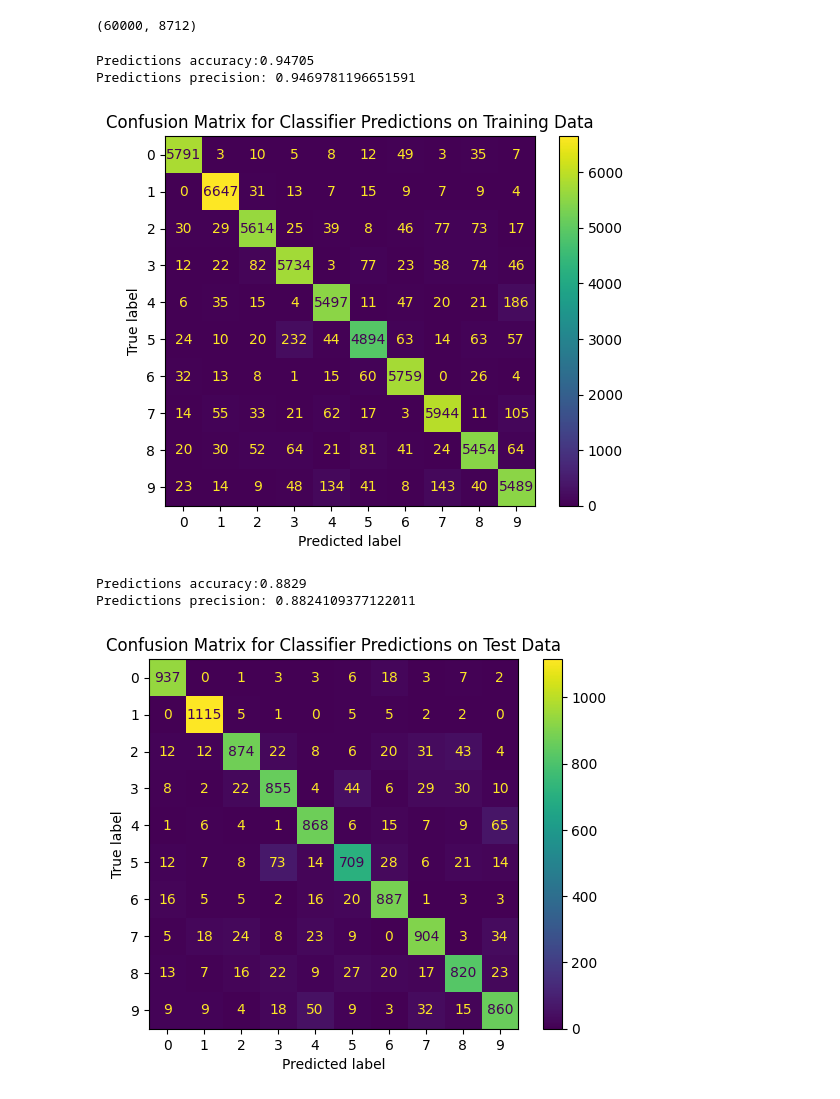
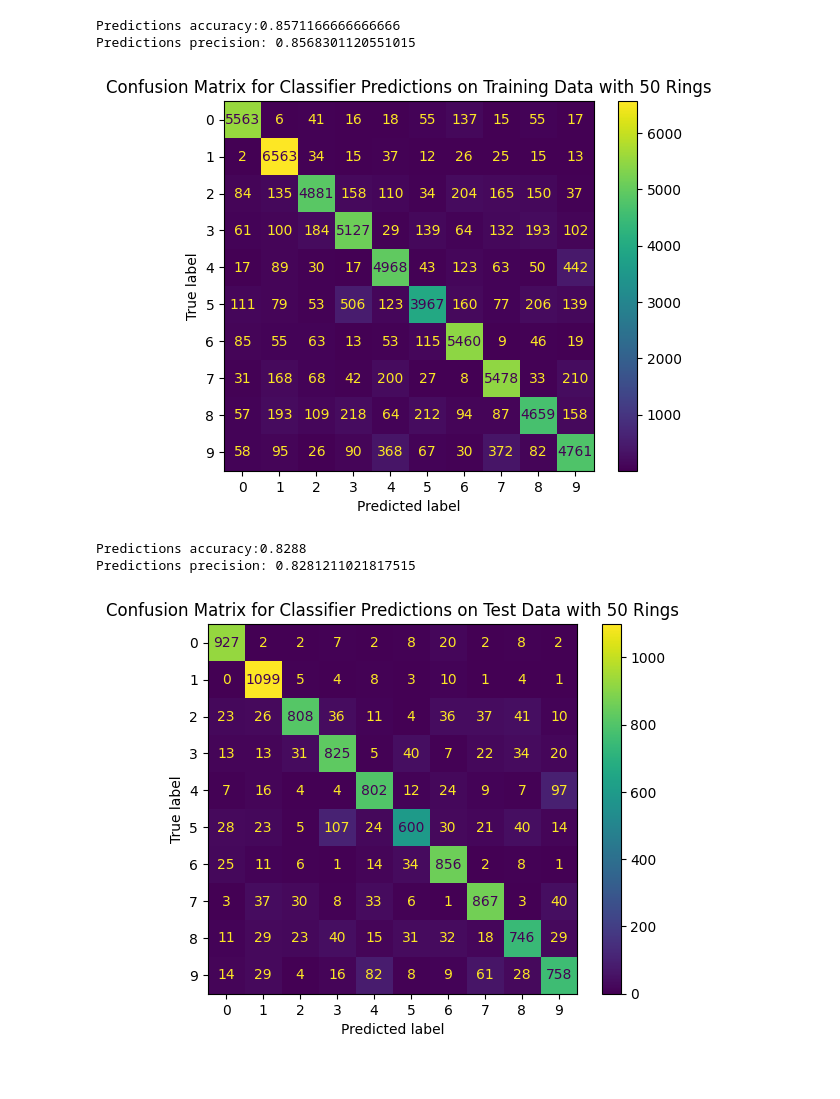
Before and after one commit to ajy-123/coupled_oscillators, a Jupyter notebook: mnist-classification.ipynb, the cells around one changed output. Cells and saved outputs as stored; diff of their text form; code cells hidden in the pictures.

Commit message:
updated multiple simulation types

```diff
--- a/mnist-classification.ipynb
+++ b/mnist-classification.ipynb
@@ -9,13 +7,22 @@ WARNING:tensorflow:From C:\Users\AJ\AppData\Roaming\Python\Python310\site-packag
-# %%
-"""
-Load Dataset if you don't want to re-run simulation
-"""
-
-train_dataset_X = np.load('train_dataset.npy')
-test_dataset_X = np.load('test_dataset.npy')
-print(train_dataset_X.shape)
-# %% [output]
-(60000, 8712)
+# %%
+"""
+Load Dataset if you don't want to re-run simulation
+"""
+
+train_dataset_X_50 = np.load('train_dataset_50rings.npy')
+test_dataset_X_50 = np.load('test_dataset_50rings.npy')
+
+train_dataset_X_100 = np.load('train_dataset_100rings.npy')
+test_dataset_X_100 = np.load('test_dataset_100rings.npy')
+
+train_dataset_X_150 = np.load('train_dataset_150rings.npy')
+test_dataset_X_150 = np.load('test_dataset_150rings.npy')
+
+train_dataset_X_200 = np.load('train_dataset_200rings.npy')
+test_dataset_X_200 = np.load('test_dataset_200rings.npy')
+
+train_dataset_X_250 = np.load('train_dataset_250rings.npy')
+test_dataset_X_250 = np.load('test_dataset_250rings.npy')
 # %%
 """
 Load MNIST Data (We will only use train_y and test_y)
@@ -62,36 +69,36 @@ class MNISTClassifier():
         return predictions
 # %%
 """
-Predict over training data
+Predict over training data for 50 rings
 """
 
 classifier = MNISTClassifier()
-classifier.learn(train_dataset_X, train_y)
+classifier.learn(train_dataset_X_50, train_y)
 
-predictions = np.array(classifier.predict(train_dataset_X))
+predictions = np.array(classifier.predict(train_dataset_X_50))
 
 print("Predictions accuracy:" + str(accuracy_score(train_y, predictions)))
 print("Predictions precision: " + str(precision_score(train_y, predictions, average = 'weighted')) )
 ConfusionMatrixDisplay.from_predictions(train_y, predictions)
-plt.title("Confusion Matrix for Classifier Predictions on Training Data")
+plt.title("Confusion Matrix for Classifier Predictions on Training Data with 50 Rings")
 plt.show()
 # %% [output]
-Predictions accuracy:0.94705
-Predictions precision: 0.9469781196651591
+Predictions accuracy:0.8571166666666666
+Predictions precision: 0.8568301120551015
-[figure, old version]
+[figure, new version]
 # %%
 """
-Predict over testing data
+Predict over testing data for 50 rings
 """
 
-predictions = np.array(classifier.predict(test_dataset_X))
+predictions = np.array(classifier.predict(test_dataset_X_50))
 
 print("Predictions accuracy:" + str(accuracy_score(test_y, predictions)))
 print("Predictions precision: " + str(precision_score(test_y, predictions, average = 'weighted')))
 ConfusionMatrixDisplay.from_predictions(test_y, predictions)
-plt.title("Confusion Matrix for Classifier Predictions on Test Data")
+plt.title("Confusion Matrix for Classifier Predictions on Test Data with 50 Rings")
 plt.show()
 # %% [output]
-Predictions accuracy:0.8829
-Predictions precision: 0.8824109377122011
+Predictions accuracy:0.8288
+Predictions precision: 0.8281211021817515
-[figure, old version]
+[figure, new version]
```
Also changed, not shown: parts of 9 cells of this notebook, 2 other files.
